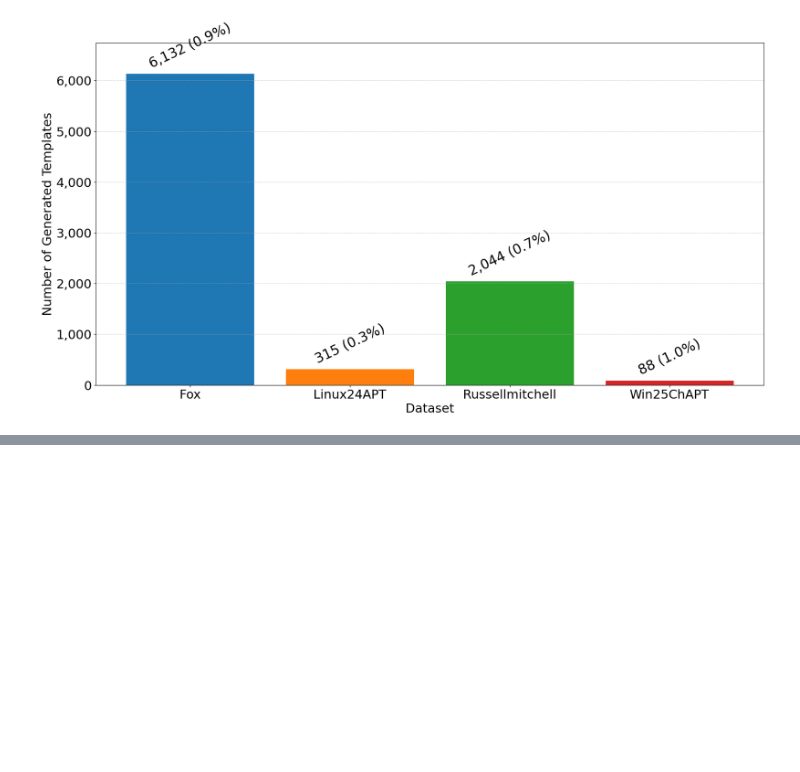
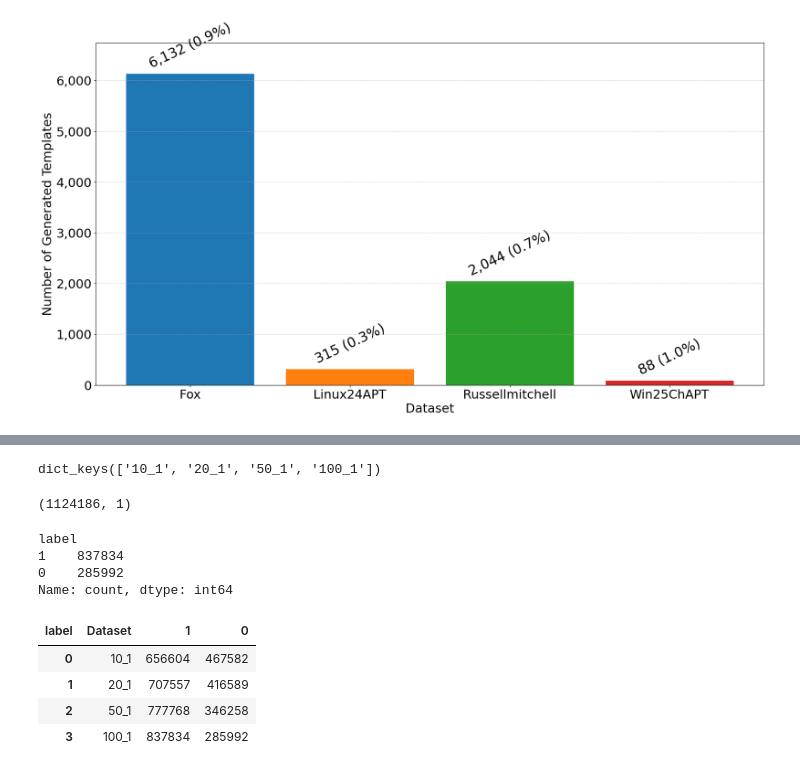
Before and after one commit to AhmedCoolProjects/logadu-py, a Jupyter notebook: datasets/analysis.ipynb, the cells around one changed output, grey strips where cells are left out. Saved outputs shown, nothing was run; the diff lists cells and outputs as text; code cells hidden in the pictures; blank space fills up the shorter version.

```diff
--- a/datasets/analysis.ipynb
+++ b/datasets/analysis.ipynb
@@ -442,0 +475,20 @@ plt.show()
+# %%
+# let's load the label column is each file, only label column
+data = {
+    "Fox_10_1": pd.read_csv(Fox_10_1, usecols=['label'], low_memory=False),
+    "Fox_20_1": pd.read_csv(Fox_20_1, usecols=['label'], low_memory=False),
+    "Fox_50_1": pd.read_csv(Fox_50_1, usecols=['label'], low_memory=False),
+    "Fox_100_1": pd.read_csv(Fox_100_1, usecols=['label'], low_memory=False),
+    "Linux_10_1": pd.read_csv(Linux_10_1, usecols=['label'], low_memory=False),
+    "Linux_20_1": pd.read_csv(Linux_20_1, usecols=['label'], low_memory=False),
+    "Linux_50_1": pd.read_csv(Linux_50_1, usecols=['label'], low_memory=False),
+    "Linux_100_1": pd.read_csv(Linux_100_1, usecols=['label'], low_memory=False),
+    "Russellmitchell_10_1": pd.read_csv(Russellmitchell_10_1, usecols=['label'], low_memory=False),
+    "Russellmitchell_20_1": pd.read_csv(Russellmitchell_20_1, usecols=['label'], low_memory=False),
+    "Russellmitchell_50_1": pd.read_csv(Russellmitchell_50_1, usecols=['label'], low_memory=False),
+    "Russellmitchell_100_1": pd.read_csv(Russellmitchell_100_1, usecols=['label'], low_memory=False),
+    "Win25ChAPT_10_1": pd.read_csv(Win25ChAPT_10_1, usecols=['label'], low_memory=False),
+    "Win25ChAPT_20_1": pd.read_csv(Win25ChAPT_20_1, usecols=['label'], low_memory=False),
+    "Win25ChAPT_50_1": pd.read_csv(Win25ChAPT_50_1, usecols=['label'], low_memory=False),
+    "Win25ChAPT_100_1": pd.read_csv(Win25ChAPT_100_1, usecols=['label'], low_memory=False)
+}
@@ -442,0 +533,37 @@ plt.show()
+# %%
+dfs.keys()
+# %% [output]
+dict_keys(['10_1', '20_1', '50_1', '100_1'])
+# %%
+dfs['10_1'].shape
+# %% [output]
+(1124186, 1)
+# %%
+labels_counts = {
+    "10_1": dfs['10_1']['label'].value_counts(),
+    "20_1": dfs['20_1']['label'].value_counts(),
+    "50_1": dfs['50_1']['label'].value_counts(),
+    "100_1": dfs['100_1']['label'].value_counts()
+}
+
+labels_counts['100_1']
+# %% [output]
+label
+1    837834
+0    285992
+Name: count, dtype: int64
+# %%
+# let's plot that
+import matplotlib.pyplot as plt
+import seaborn as sns
+# Convert the dictionary to a DataFrame and reset the index
+df = pd.DataFrame(labels_counts).T.reset_index()
+df = df.rename(columns={"index": "Dataset"})
+# df.drop(columns=['label'], inplace=True)
+df.head()
+# %% [output]
+| label | Dataset | 1 | 0 |
+| 0 | 10_1 | 656604 | 467582 |
+| 1 | 20_1 | 707557 | 416589 |
+| 2 | 50_1 | 777768 | 346258 |
+| 3 | 100_1 | 837834 | 285992 |
```
Also changed, not shown: parts of 6 cells of this notebook, 7 other files.
